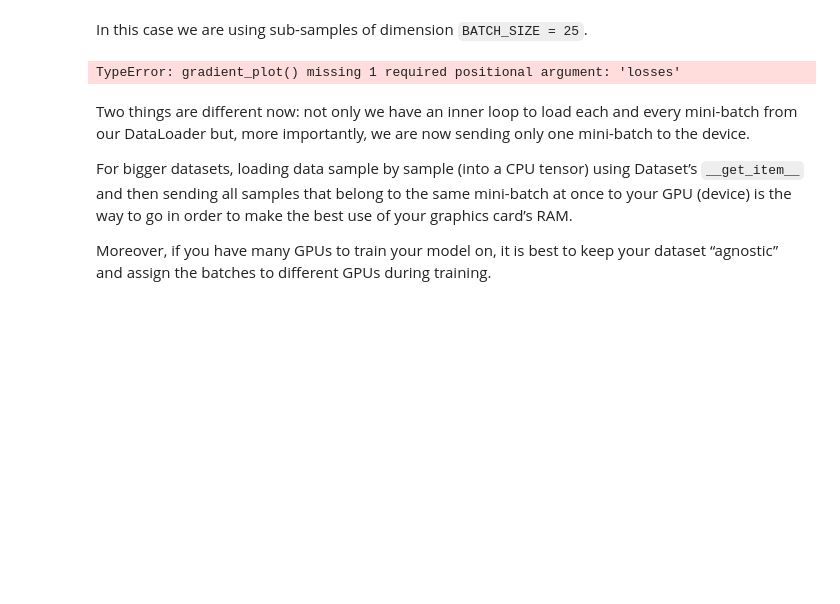
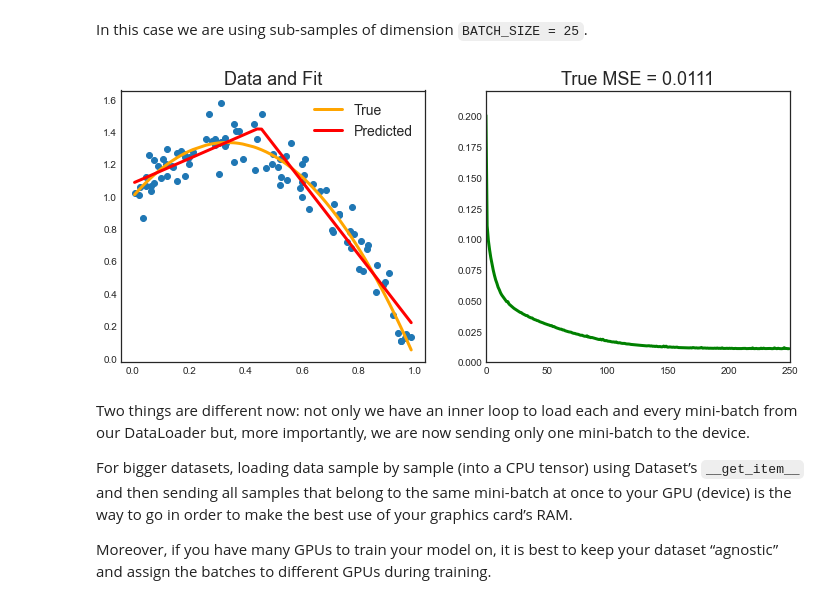
Before and after one commit to matteocourthoud/Machine-Learning-for-Economic-Analysis, a Jupyter notebook: 8_neuralnets.ipynb, the cells around one changed output. Cells and saved outputs as stored; diff of their text form; code cells hidden in the pictures; blank space fills up the shorter version.

Commit message:
training

```diff
--- a/8_neuralnets.ipynb
+++ b/8_neuralnets.ipynb
@@ -850,7 +915,7 @@ loader = Data.DataLoader(
 # %% [markdown]
 In this case we are using sub-samples of dimension `BATCH_SIZE = 25`.
 # %%
-def train_NN_batch(loader, net, optimizer, loss_func, n_epochs):
+def train_NN_batch(loader, y_true, net, optimizer, loss_func, n_epochs):
 
     # Init
     losses = []
@@ -878,15 +943,15 @@ def train_NN_batch(loader, net, optimizer, loss_func, n_epochs):
 # %%
 # parameters
 LR = 0.1
 EPOCHS = 250
 net = torch.nn.Sequential(torch.nn.Linear(1, 10), torch.nn.ReLU(), torch.nn.Linear(10, 1))
 optimizer = torch.optim.SGD(net.parameters(), lr=LR)
 loss_func = torch.nn.MSELoss()
 
 # Train
-train_NN_batch(loader, net4, optimizer, loss_func, EPOCHS)
+train_NN_batch(loader, y_true, net, optimizer, loss_func, EPOCHS)
 # %% [output]
-TypeError: gradient_plot() missing 1 required positional argument: 'losses'
+[figure, added]
 # %% [markdown]
 Two things are different now: not only we have an inner loop to load each and every mini-batch from our DataLoader but, more importantly, we are now sending only one mini-batch to the device.
 
```
Also changed, not shown: parts of 16 cells of this notebook.
